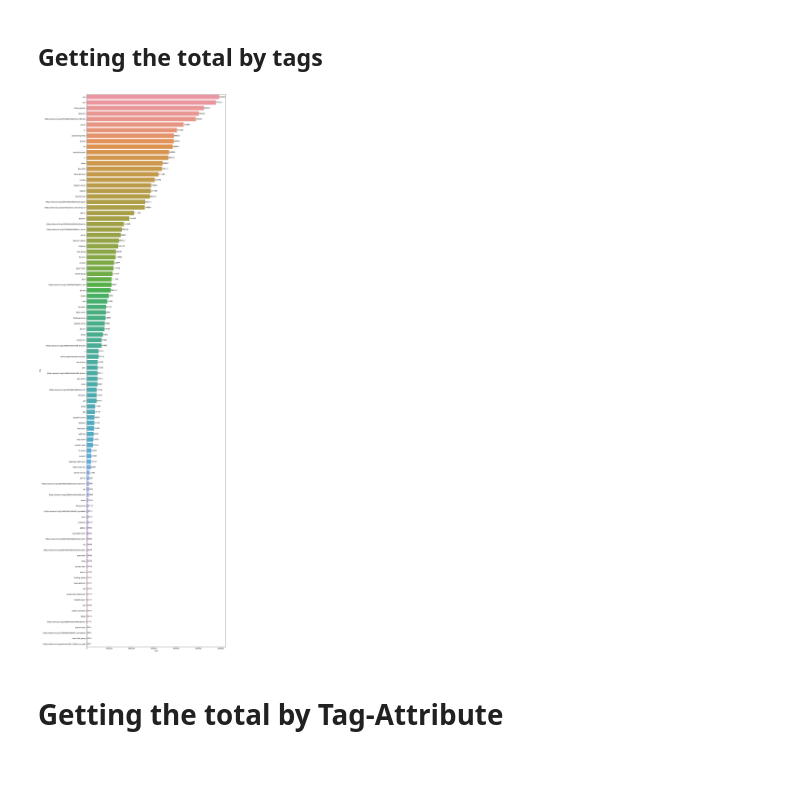
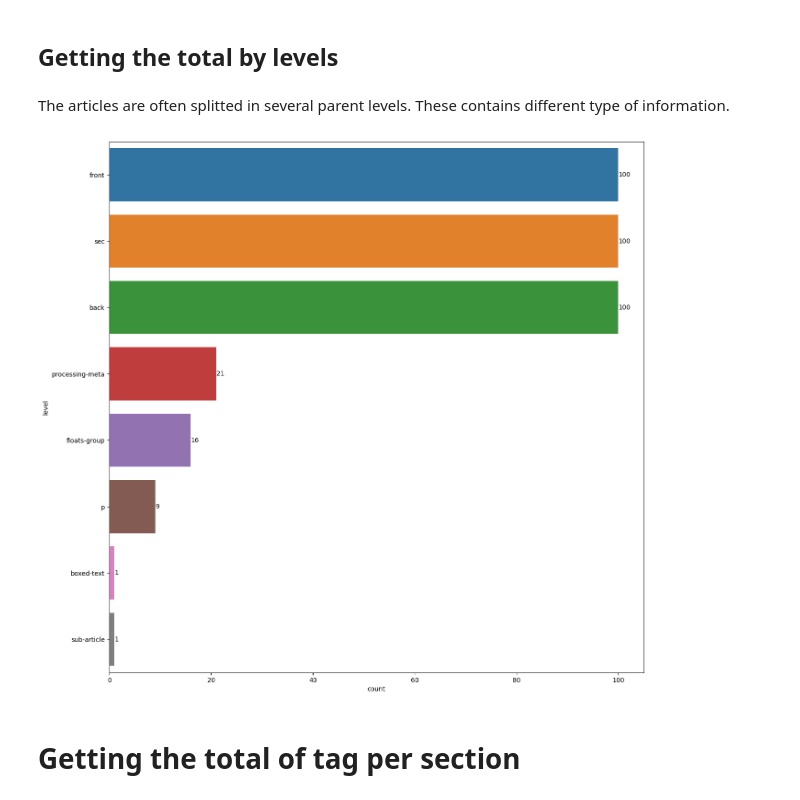
Before and after one commit to social-link-analytics-group-bsc/-biohackathon-2022-project-24, a Jupyter notebook: pipeline/tags_exploration.ipynb, the cells around one changed output. Cells and saved outputs as stored; diff of their text form; code cells hidden in the pictures; blank space fills up the shorter version.

Commit message:
add tags and attr explo

```diff
--- a/pipeline/tags_exploration.ipynb
+++ b/pipeline/tags_exploration.ipynb
@@ -24,2 +6,6 @@ df.head(100)
+# %%
+df_levels = pd.read_csv('./data/list_levels.csv').sort_values(by='count', ascending=False)
+df_tags = pd.read_csv('./data/list_tags.csv').sort_values(by='count', ascending=False)
+df_attr = pd.read_csv('./data/list_attr_val.csv').sort_values(by='count', ascending=False)
 # %% [markdown]
-## Getting the total by tags
+## Getting the total by levels
@@ -30,9 +12,11 @@ tags_sum = tags_sum[tags_sum['sum'] < cut_off_max]
+# %% [markdown]
+The articles are often splitted in several parent levels. These contains different type of information.
 # %%
-fig, ax = plt.subplots(figsize=(15,60))
-ax = sns.barplot(y=tags_sum['tag'].head(100), x=tags_sum['sum'].head(100), orient='h')
+fig, ax = plt.subplots(figsize=(15,15))
+ax = sns.barplot(y=df_levels['level'], x=df_levels['count'], orient='h')
 ax.bar_label(ax.containers[0])
 plt.show()
 # %% [output]
-[figure, old version]
+[figure, new version]
 # %% [markdown]
-# Getting the total by Tag-Attribute
+# Getting the total of tag per section
```
Also changed, not shown: parts of 20 cells of this notebook, 4 other files.
